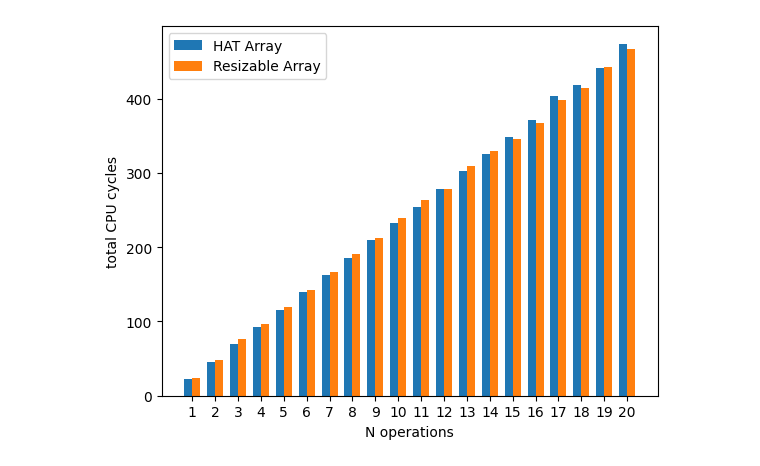
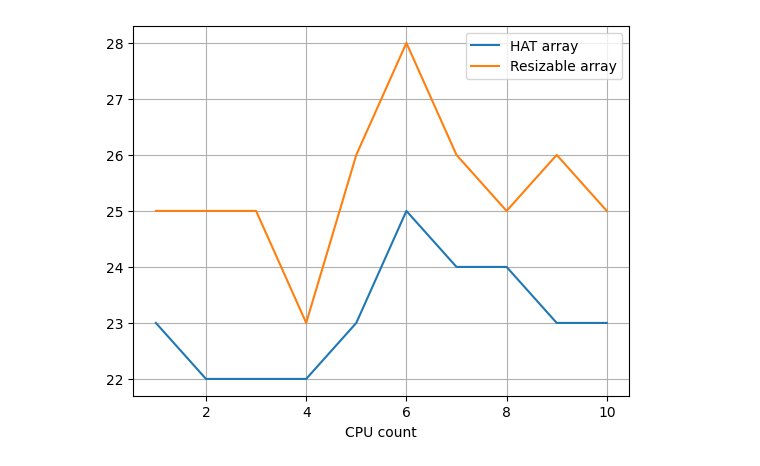
Before and after one commit to sudo-lucifer/applied-algo-hw1, a Jupyter notebook: hat_array/benchmark_graph.ipynb, the cells around one changed output. Saved outputs shown, nothing was run; the diff lists cells and outputs as text; code cells hidden in the pictures.

```diff
--- a/hat_array/benchmark_graph.ipynb
+++ b/hat_array/benchmark_graph.ipynb
@@ -4,20 +4,13 @@ import matplotlib.pyplot as plt
 # %%
 hat_df = pd.read_csv('hat_benchmark.csv')
 resizable_array_df = pd.read_csv('resizable_array_benchmark.csv')
-# %%
-amount_display = 20
-index = np.arange(amount_display)
-bar_width = 0.35
-
-fig, ax = plt.subplots()
-hat = ax.bar(index, hat_df['cpu_count'].head(amount_display), 0.35, label="HAT Array")
-resizable_array = ax.bar(index + bar_width, resizable_array_df['cpu_count'].head(amount_display), 0.35, label="Resizable Array")
-ax.set_xlabel('N operations')
-ax.set_ylabel('total CPU cycles')
-ax.set_xticks(index + bar_width / 2)
-ax.set_xticklabels([i for i in range(1,amount_display+1)])
-ax.legend()
-
-plt.show()
-# %% [output]
-[figure, removed]
+# %%
+plt.plot(hat_df['operation_amount'].head(10), hat_df['cpu_count'].head(10), label="HAT array")
+plt.plot(resizable_array_df['operation_amount'].head(10), resizable_array_df['cpu_count'].head(10), label="Resizable array")
+plt.xlabel('Nth operation')
+plt.xlabel('CPU count')
+plt.legend()
+plt.grid()
+plt.show()
+# %% [output]
+[figure, added]
```
Also changed, not shown: 1 other file.
